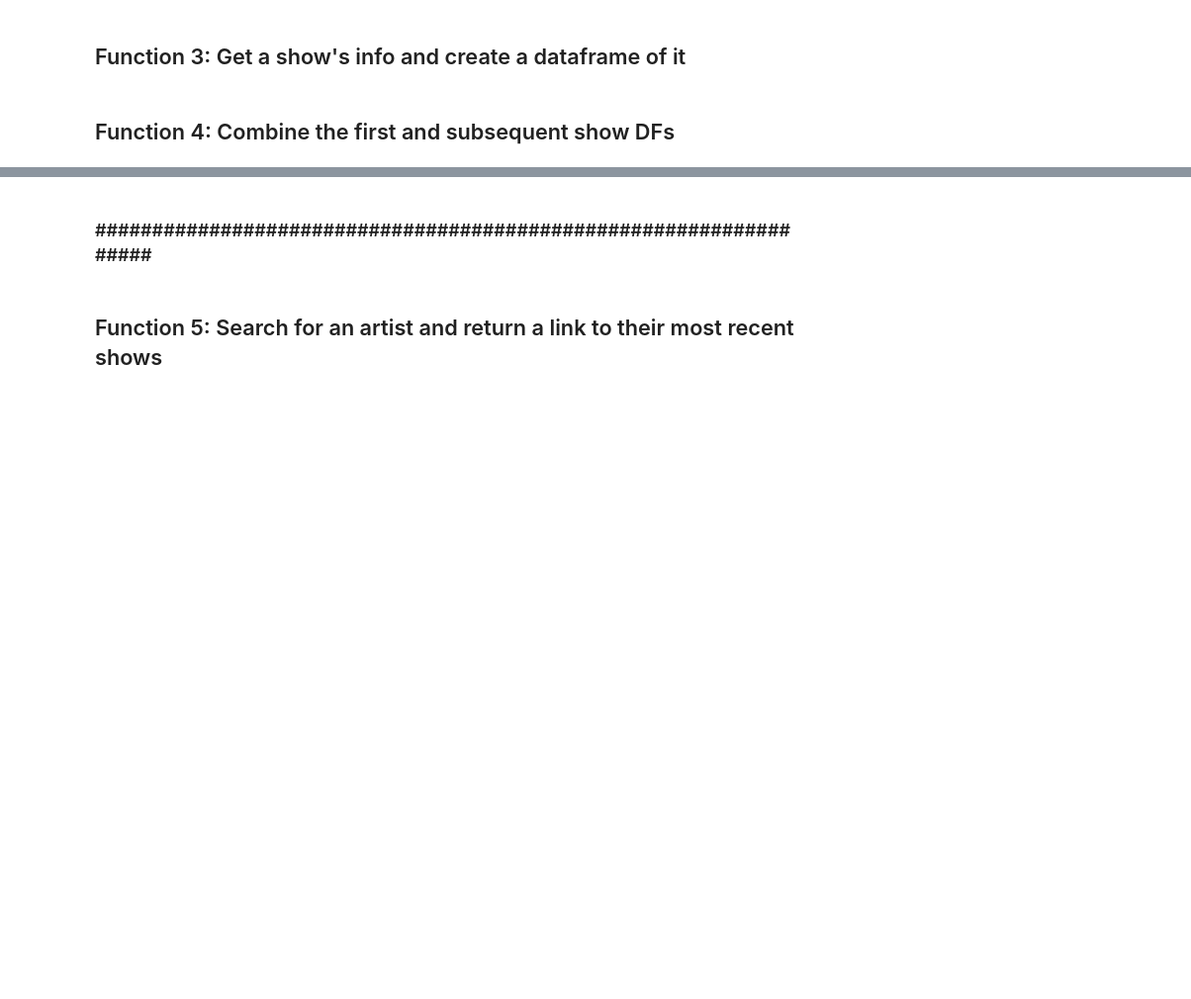
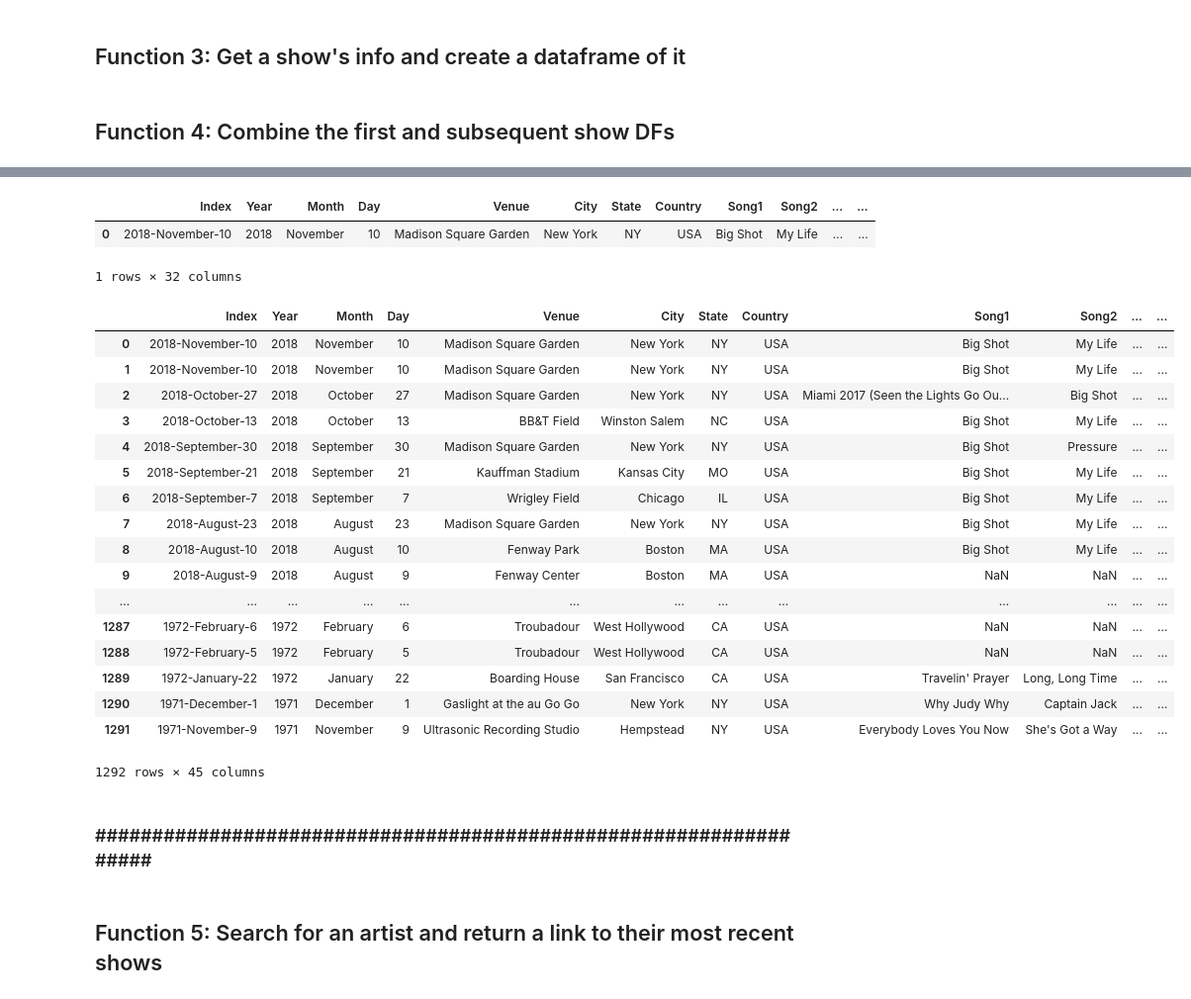
Before and after one commit to camoser19/Setlist-Predictions-with-Setlist.fm-data, a Jupyter notebook: Setlist.fm_WebScraper_11.20.ipynb, the cells around one changed output, grey strips where cells are left out. Shown at 99% size. Cells and saved outputs as stored; diff of their text form; code cells hidden in the pictures; blank space fills up the shorter version.

```diff
--- a/Setlist.fm_WebScraper_11.20.ipynb
+++ b/Setlist.fm_WebScraper_11.20.ipynb
@@ -165,0 +214,5 @@ def add_more_shows(first_show_df, second_show_df):
+# %%
+actual_show_links = list()
+for page_link in set_list_page_links:
+    ten_show_links = create_list_of_artist_sets(page_link)
+    actual_show_links.append(ten_show_links)
@@ -165,0 +257,2 @@ def add_more_shows(first_show_df, second_show_df):
+# %%
+flat_list = [item for sublist in actual_show_links for item in sublist]
@@ -165,0 +279,7 @@ def add_more_shows(first_show_df, second_show_df):
+# %%
+master_df = get_show_info_and_make_df(flat_list[0])
+master_df
+# %% [output]
+|  | Index | Year | Month | Day | Venue | City | State | Country | Song1 | Song2 | ... | ... |
+| 0 | 2018-November-10 | 2018 | November | 10 | Madison Square Garden | New York | NY | USA | Big Shot | My Life | ... | ... |
+1 rows × 32 columns
@@ -165,0 +288,28 @@ def add_more_shows(first_show_df, second_show_df):
+# %%
+for show_url in flat_list:
+    show_url= str(show_url)
+    show_info = get_all_show_info(show_url)
+    one_show_as_df = add_all_show_info_to_df(show_info)
+    multi_show_df = add_more_shows(master_df, one_show_as_df)
+    master_df = multi_show_df
+# %%
+  master_df
+# %% [output]
+|  | Index | Year | Month | Day | Venue | City | State | Country | Song1 | Song2 | ... | ... |
+| 0 | 2018-November-10 | 2018 | November | 10 | Madison Square Garden | New York | NY | USA | Big Shot | My Life | ... | ... |
+| 1 | 2018-November-10 | 2018 | November | 10 | Madison Square Garden | New York | NY | USA | Big Shot | My Life | ... | ... |
+| 2 | 2018-October-27 | 2018 | October | 27 | Madison Square Garden | New York | NY | USA | Miami 2017 (Seen the Lights Go Ou... | Big Shot | ... | ... |
+| 3 | 2018-October-13 | 2018 | October | 13 | BB&T Field | Winston Salem | NC | USA | Big Shot | My Life | ... | ... |
+| 4 | 2018-September-30 | 2018 | September | 30 | Madison Square Garden | New York | NY | USA | Big Shot | Pressure | ... | ... |
+| 5 | 2018-September-21 | 2018 | September | 21 | Kauffman Stadium | Kansas City | MO | USA | Big Shot | My Life | ... | ... |
+| 6 | 2018-September-7 | 2018 | September | 7 | Wrigley Field | Chicago | IL | USA | Big Shot | My Life | ... | ... |
+| 7 | 2018-August-23 | 2018 | August | 23 | Madison Square Garden | New York | NY | USA | Big Shot | My Life | ... | ... |
+| 8 | 2018-August-10 | 2018 | August | 10 | Fenway Park | Boston | MA | USA | Big Shot | My Life | ... | ... |
+| 9 | 2018-August-9 | 2018 | August | 9 | Fenway Center | Boston | MA | USA | NaN | NaN | ... | ... |
+| ... | ... | ... | ... | ... | ... | ... | ... | ... | ... | ... | ... | ... |
+| 1287 | 1972-February-6 | 1972 | February | 6 | Troubadour | West Hollywood | CA | USA | NaN | NaN | ... | ... |
+| 1288 | 1972-February-5 | 1972 | February | 5 | Troubadour | West Hollywood | CA | USA | NaN | NaN | ... | ... |
+| 1289 | 1972-January-22 | 1972 | January | 22 | Boarding House | San Francisco | CA | USA | Travelin' Prayer | Long, Long Time | ... | ... |
+| 1290 | 1971-December-1 | 1971 | December | 1 | Gaslight at the au Go Go | New York | NY | USA | Why Judy Why | Captain Jack | ... | ... |
+| 1291 | 1971-November-9 | 1971 | November | 9 | Ultrasonic Recording Studio | Hempstead | NY | USA | Everybody Loves You Now | She's Got a Way | ... | ... |
+1292 rows × 45 columns
```
Also changed, not shown: parts of 27 cells of this notebook, 1 other file.
